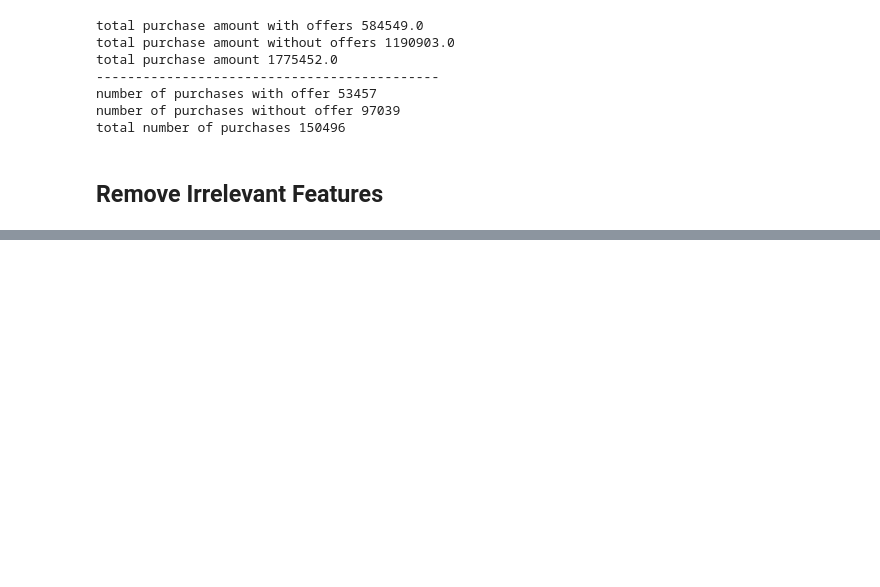
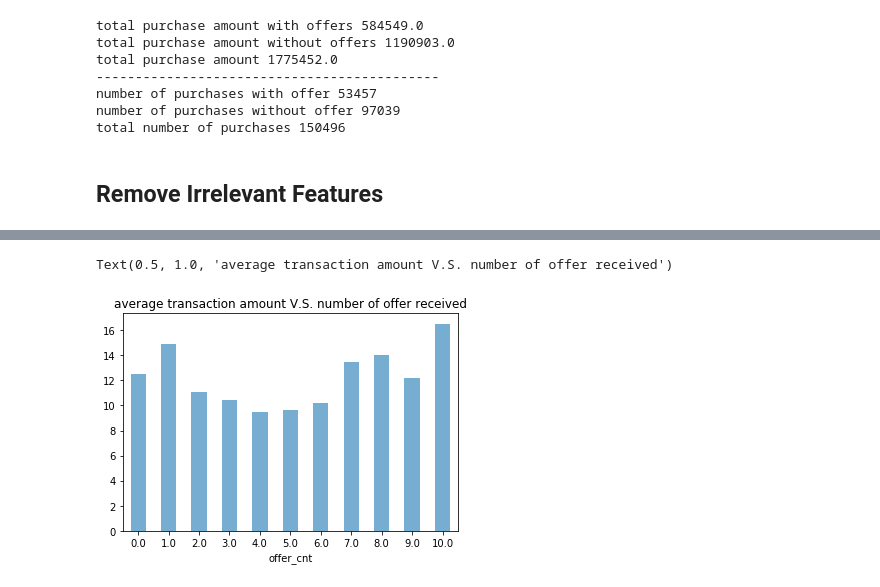
Before and after one commit to EmmaHu-learner/DS_NanoDegree_Capstone, a Jupyter notebook: Starbucks_Capstone_notebook.ipynb, the cells around one changed output, grey strips where cells are left out. Saved outputs shown, nothing was run; the diff lists cells and outputs as text; code cells hidden in the pictures; blank space fills up the shorter version.

```diff
--- a/Starbucks_Capstone_notebook.ipynb
+++ b/Starbucks_Capstone_notebook.ipynb
@@ -764,3 +810,9 @@ total number of purchases 150496
+# %%
+df.groupby("offer_cnt")['amount'].mean().plot(kind='bar', alpha=0.6, rot=0)
+plt.title('average transaction amount V.S. number of offer received')
+# %% [output]
+Text(0.5, 1.0, 'average transaction amount V.S. number of offer received')
+[figure, added]
 # %%
 df.columns
 # %% [output]
```
Also changed, not shown: parts of 95 cells of this notebook, 4 other files.
